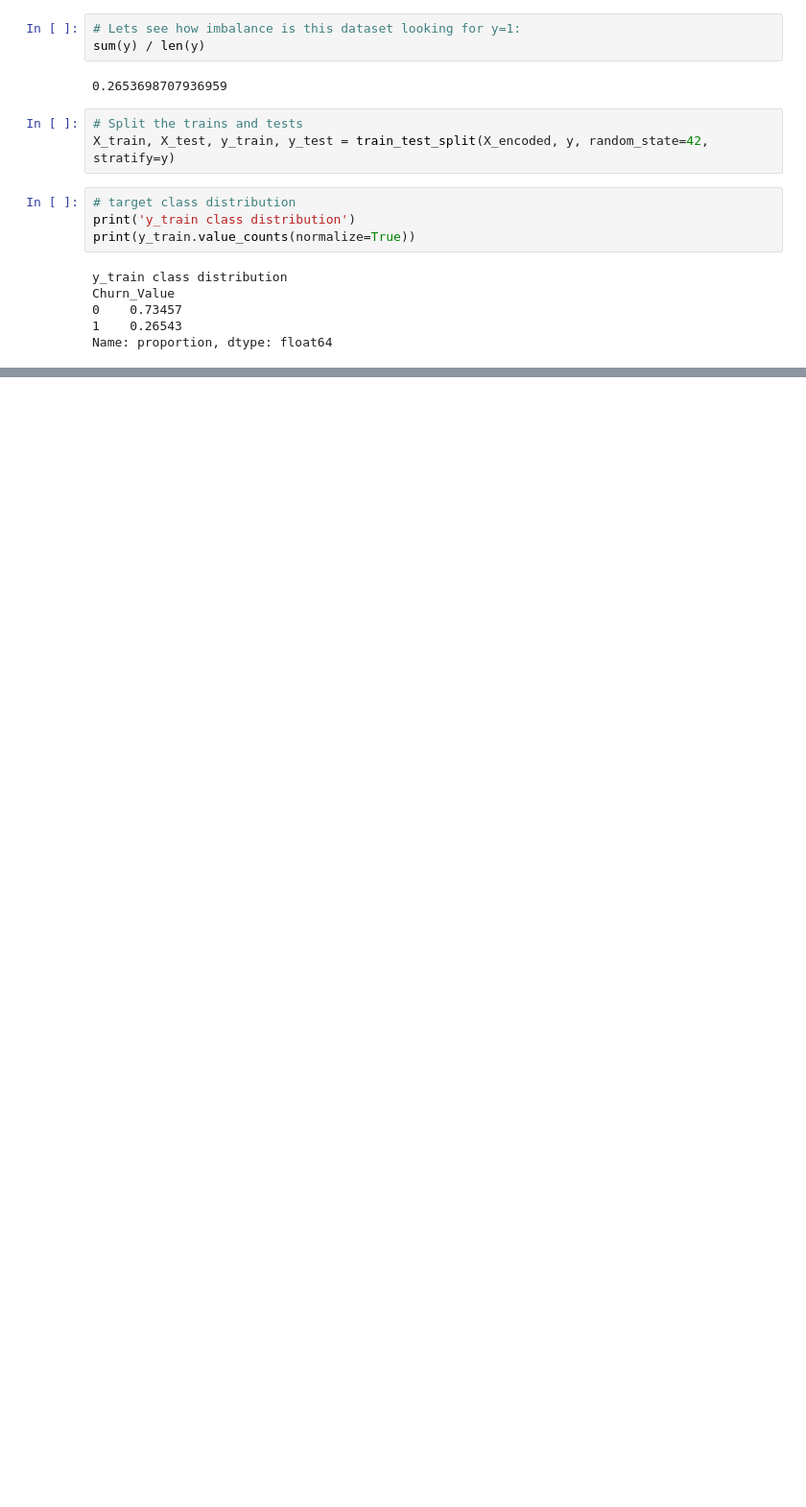
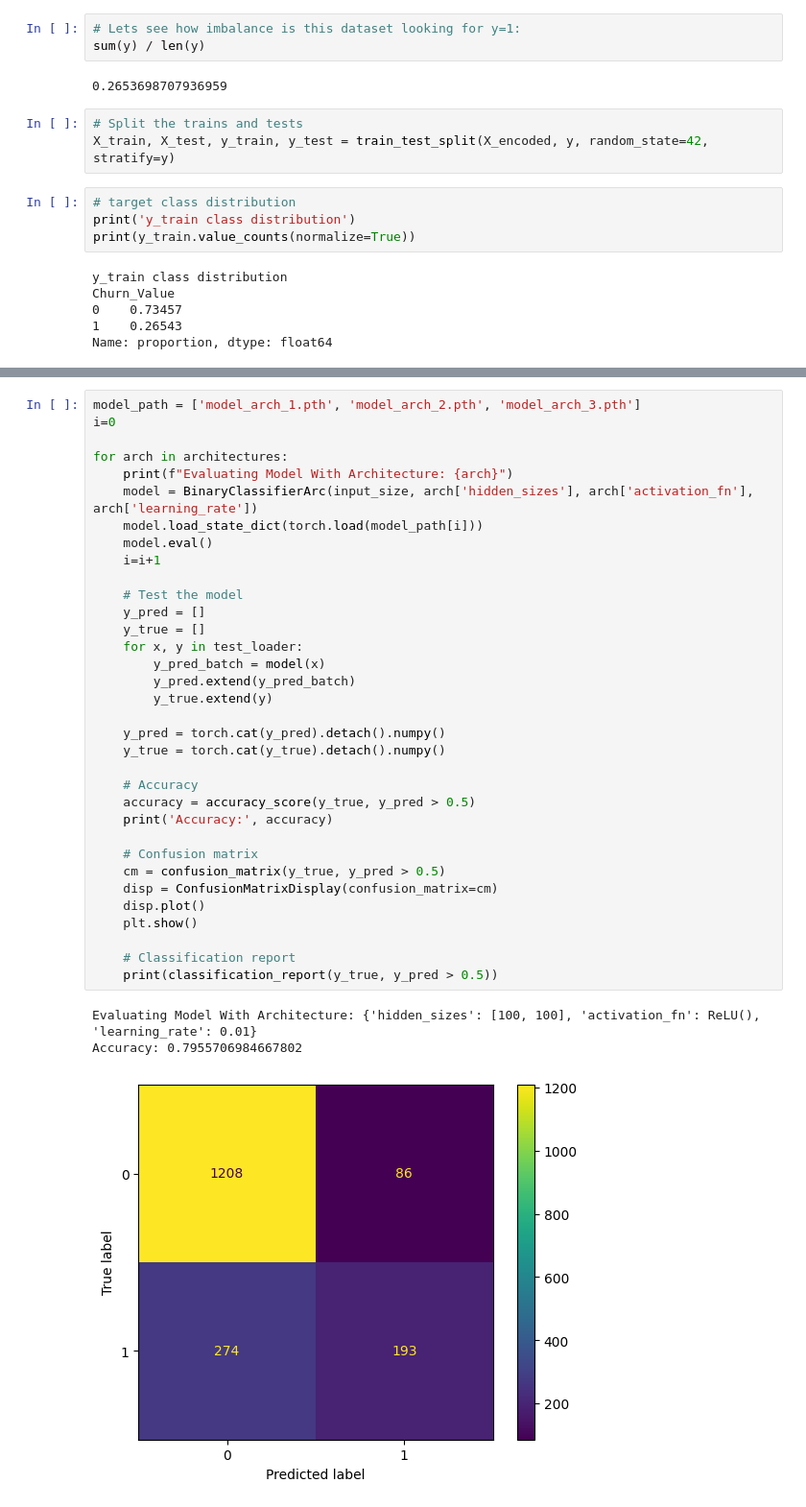
Before and after one commit to krishangupta33/Predicting-Customer-Churn-using-Feed-Forward-Neural-Networks, a Jupyter notebook: Churn Prediction-FFNN.ipynb, the cells around one changed output, grey strips where cells are left out. Shown at 96% size. Saved outputs shown, nothing was run; the diff lists cells and outputs as text; blank space fills up the shorter version.

```diff
--- a/Churn Prediction-FFNN.ipynb
+++ b/Churn Prediction-FFNN.ipynb
@@ -493,0 +679,38 @@ plt.show()
+# %%
+model_path = ['model_arch_1.pth', 'model_arch_2.pth', 'model_arch_3.pth']
+i=0
+
+for arch in architectures:
+    print(f"Evaluating Model With Architecture: {arch}")
+    model = BinaryClassifierArc(input_size, arch['hidden_sizes'], arch['activation_fn'], arch['learning_rate'])
+    model.load_state_dict(torch.load(model_path[i]))
+    model.eval()
+    i=i+1
+
+    # Test the model
+    y_pred = []
+    y_true = []
+    for x, y in test_loader:
+        y_pred_batch = model(x)
+        y_pred.extend(y_pred_batch)
+        y_true.extend(y)
+
+    y_pred = torch.cat(y_pred).detach().numpy()
+    y_true = torch.cat(y_true).detach().numpy()
+
+    # Accuracy
+    accuracy = accuracy_score(y_true, y_pred > 0.5)
+    print('Accuracy:', accuracy)
+
+    # Confusion matrix
+    cm = confusion_matrix(y_true, y_pred > 0.5)
+    disp = ConfusionMatrixDisplay(confusion_matrix=cm)
+    disp.plot()
+    plt.show()
+
+    # Classification report
+    print(classification_report(y_true, y_pred > 0.5))
+# %% [output]
+Evaluating Model With Architecture: {'hidden_sizes': [100, 100], 'activation_fn': ReLU(), 'learning_rate': 0.01}
+Accuracy: 0.7955706984667802
+[figure, added]
```
Also changed, not shown: parts of 35 cells of this notebook, 5 other files.
